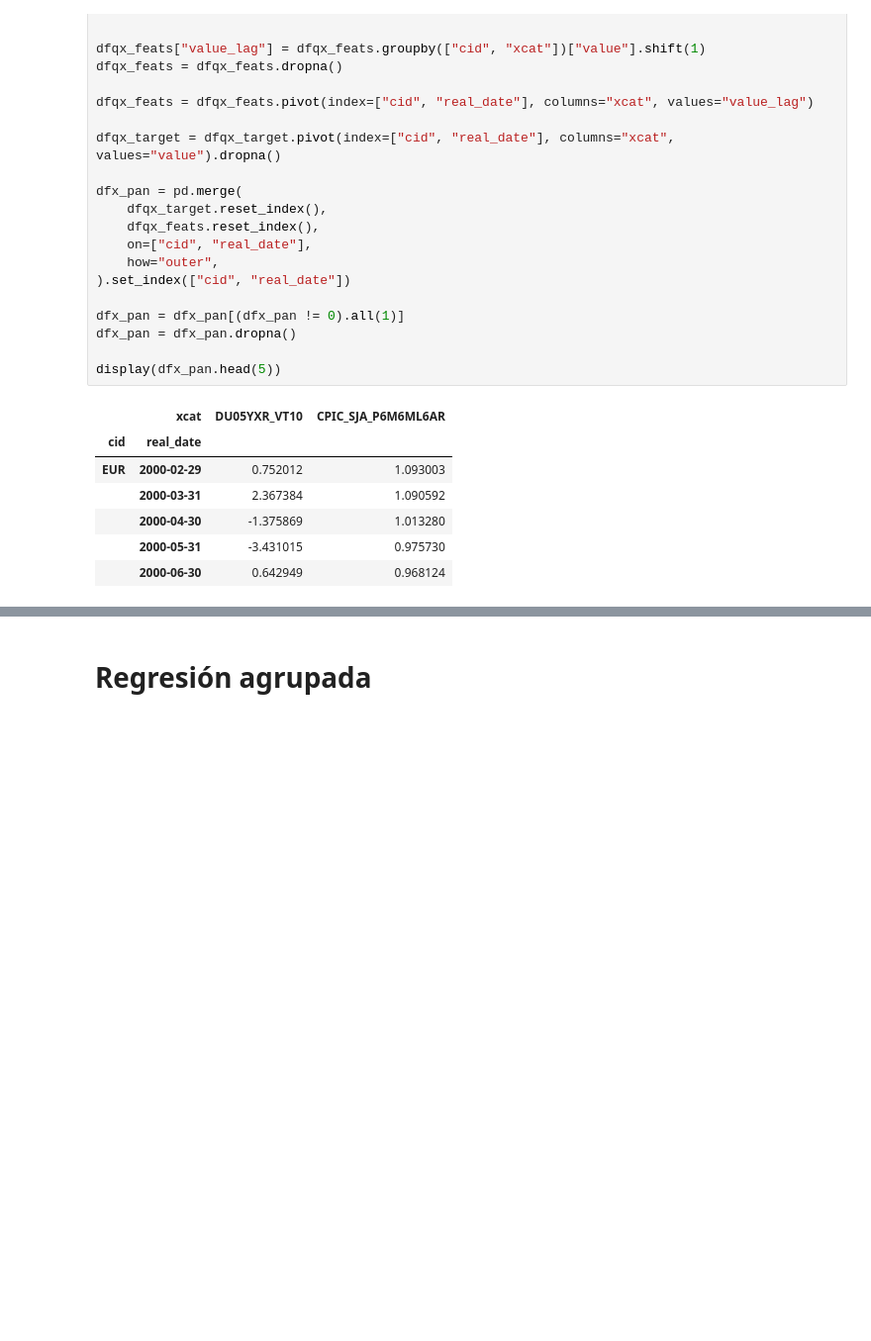
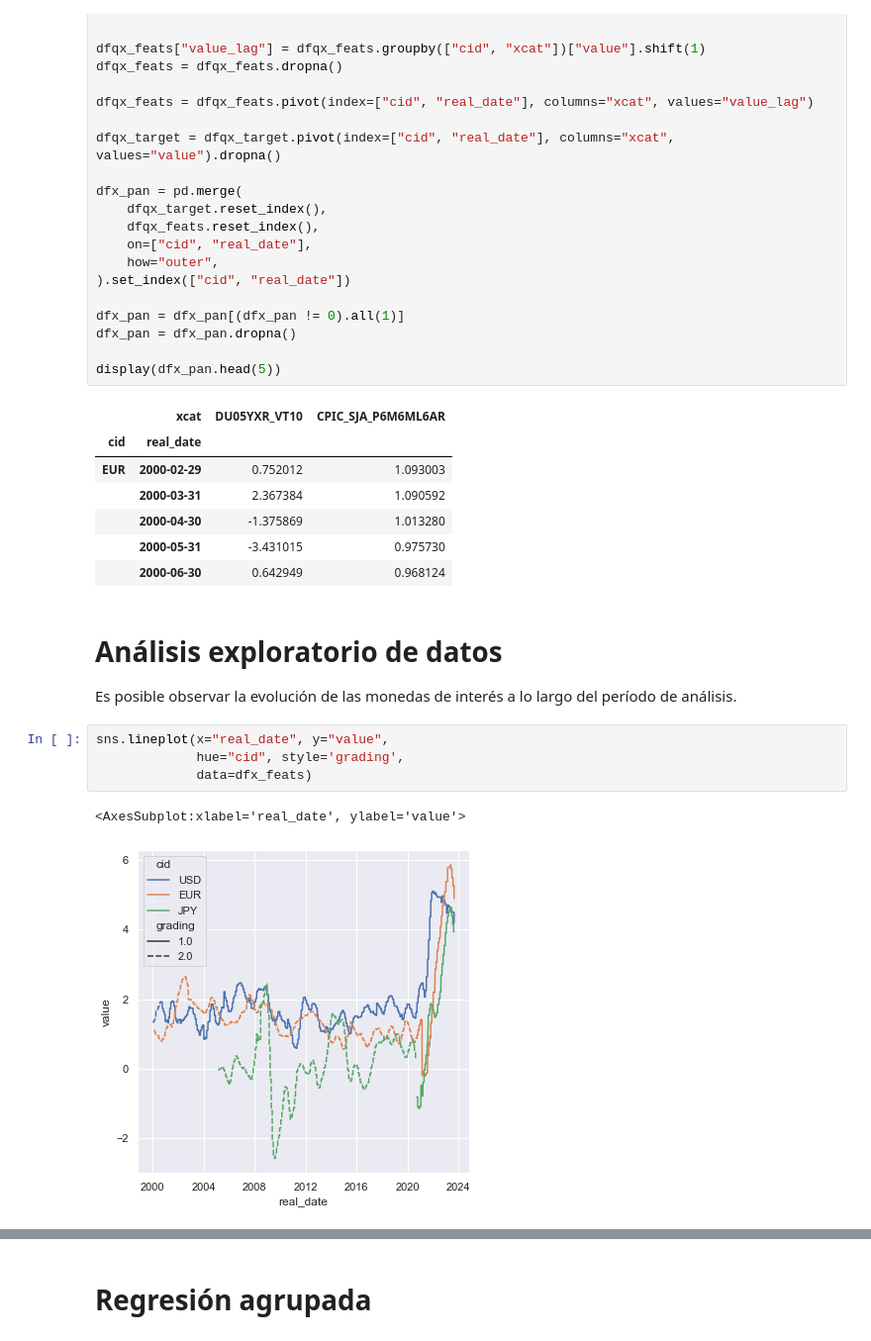
Before and after one commit to victormlgh/ModelajePredictivoOptimizacion, a Jupyter notebook: Semana5/mixedmodel.ipynb, the cells around one changed output, grey strips where cells are left out. Shown: that part at 99% size. Drawn from its saved outputs; the diff is of its cells as text; blank space fills up the shorter version.

```diff
--- a/Semana5/mixedmodel.ipynb
+++ b/Semana5/mixedmodel.ipynb
@@ -149,3 +170,14 @@ display(dfx_pan.head(5))
 |  | 2000-04-30 | -1.375869 | 1.013280 |
 |  | 2000-05-31 | -3.431015 | 0.975730 |
 |  | 2000-06-30 | 0.642949 | 0.968124 |
+# %% [markdown]
+<h1>Análisis exploratorio de datos</h1>
+
+Es posible observar la evolución de las monedas de interés a lo largo del período de análisis.
+# %%
+sns.lineplot(x="real_date", y="value",
+             hue="cid", style='grading',
+             data=dfx_feats)
+# %% [output]
+<AxesSubplot:xlabel='real_date', ylabel='value'>
+[figure, added]
```
Also changed, not shown: parts of 16 cells of this notebook.
